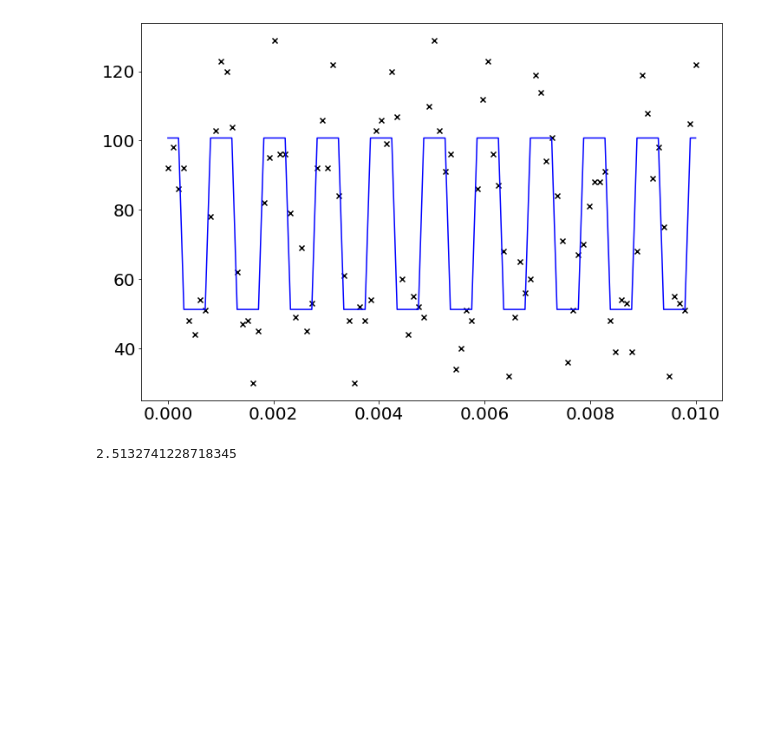
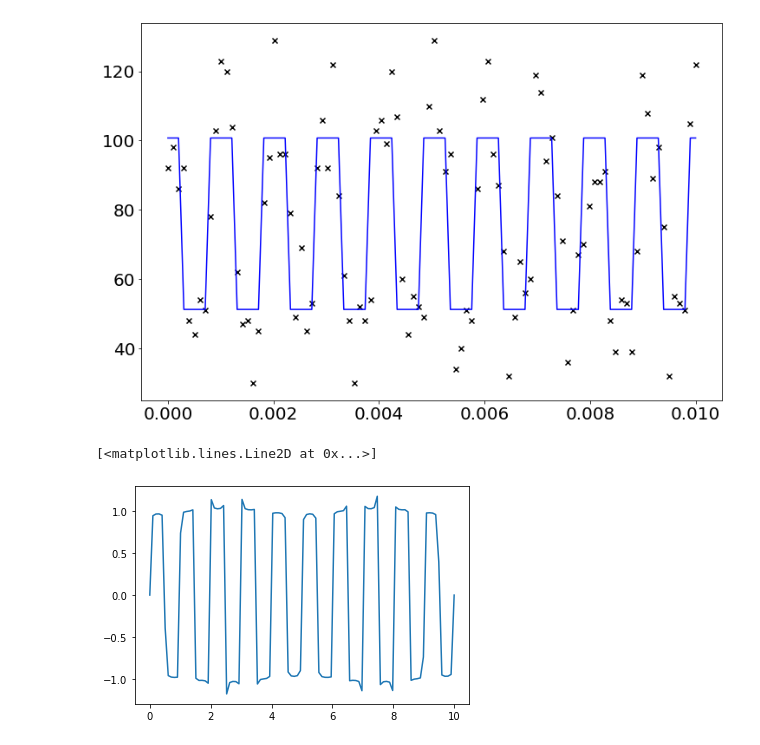
Before and after one commit to Corbyn93/Ryans_Python_Scripts, a Jupyter notebook: Ryan's Jupyter stuff/Curve_fitting_practice scripts/Square_wave_fitting.ipynb, the cells around one changed output. Cells and saved outputs as stored; diff of their text form; code cells hidden in the pictures; blank space fills up the shorter version.

```diff
--- a/Ryan's Jupyter stuff/Curve_fitting_practice scripts/Square_wave_fitting.ipynb
+++ b/Ryan's Jupyter stuff/Curve_fitting_practice scripts/Square_wave_fitting.ipynb
@@ -117,7 +117,25 @@ Duty Cycle = 0.5
 Phase constant = 1.2566370614359172
 [<matplotlib.lines.Line2D at 0x...>]
 [figure]
-# %%
-print(8*np.pi/10)
-# %% [output]
-2.5132741228718345
+# %%
+time = np.linspace(0, 10, 100)
+f = 1
+phi = 0#np.pi/2
+# %%
+def square_approx(t, f, phi):
+
+    y = []
+    for i in range (10):
+        denom = 2*(i+1)-1
+        y.append((4/np.pi)*(np.sin(2*np.pi*denom*f*t + phi)/denom))
+
+    y = np.array(y)
+    y = np.sum(y, axis = 0)
+    return(y)
+# %%
+y = square_approx(time, f, phi)
+
+plot.plot(time, y)
+# %% [output]
+[<matplotlib.lines.Line2D at 0x...>]
+[figure, added]
```
Also changed, not shown: 4 other files.
